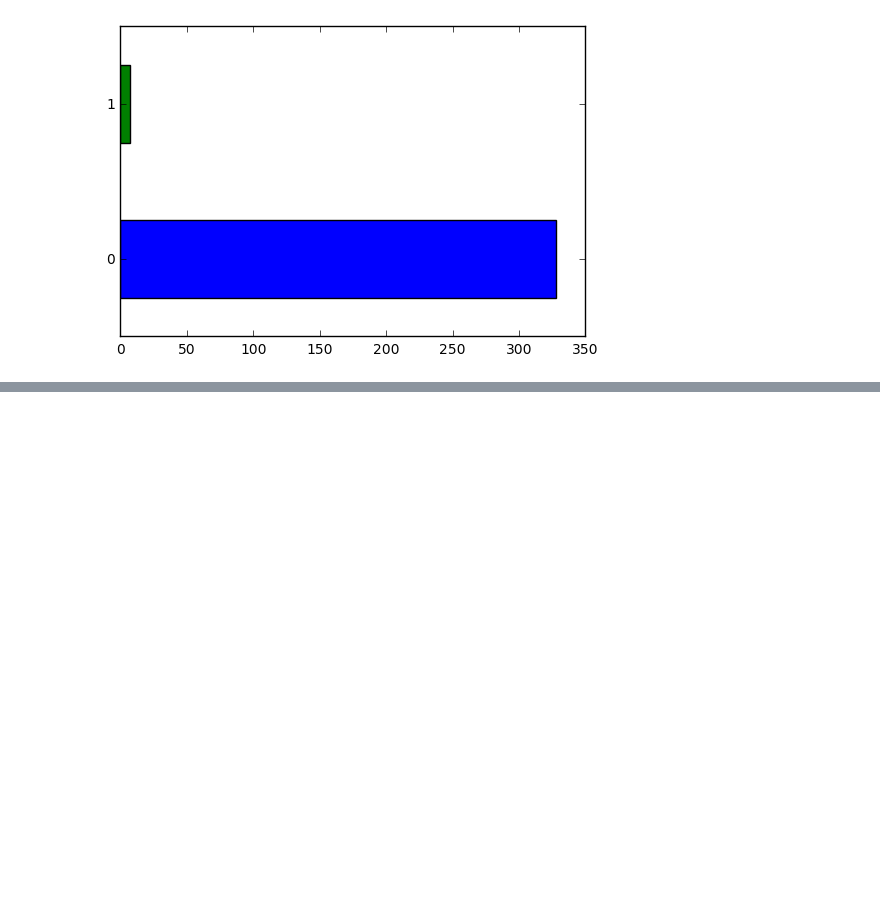
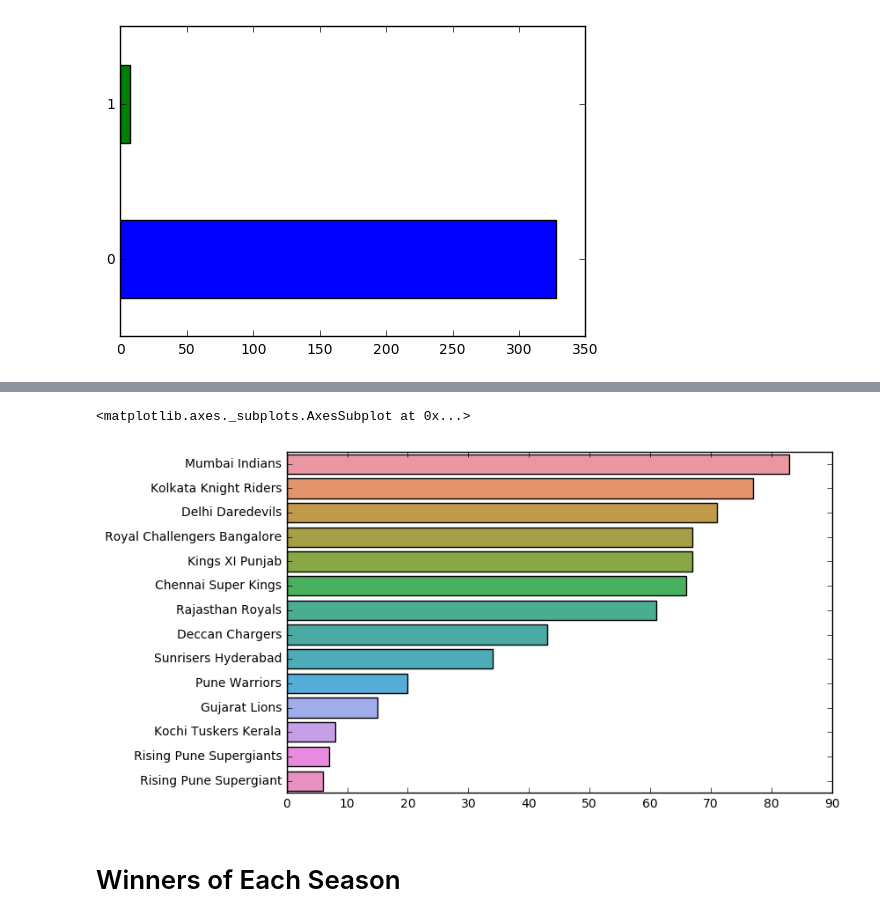
Before and after one commit to 20Aditya/IPLdatasheetKaggle_Analysis, a Jupyter notebook: Data_Analysis_IPLdatesheet.ipynb, the cells around one changed output, grey strips where cells are left out. Cells and saved outputs as stored; diff of their text form; code cells hidden in the pictures; blank space fills up the shorter version.

```diff
--- a/Data_Analysis_IPLdatesheet.ipynb
+++ b/Data_Analysis_IPLdatesheet.ipynb
@@ -268,0 +254,9 @@ Name: dl_applied, dtype: int64
+# %%
+#By seaborn
+plt.subplots(figsize=(8,5))
+sns.barplot(x=data.toss_winner.value_counts().values,y=data.toss_winner.value_counts().index)
+# %% [output]
+<matplotlib.axes._subplots.AxesSubplot at 0x...>
+[figure, added]
+# %% [markdown]
+<h1>Winners of Each Season</h1>
```
Also changed, not shown: parts of 5 cells of this notebook.
